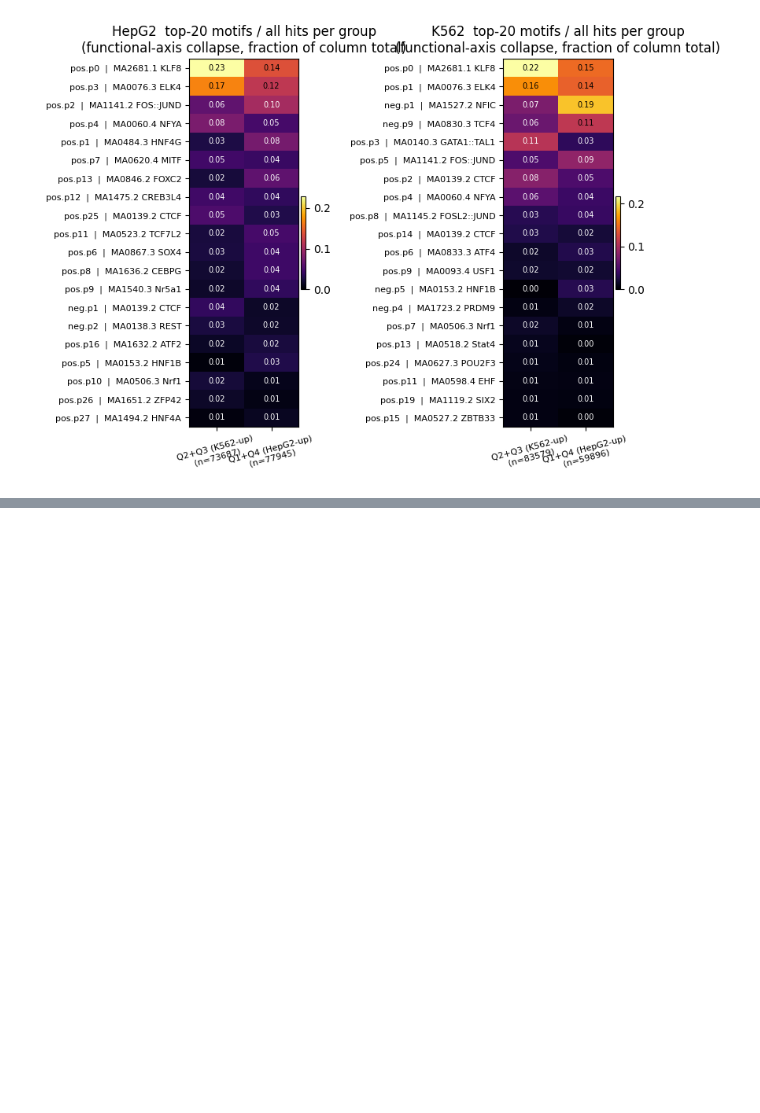
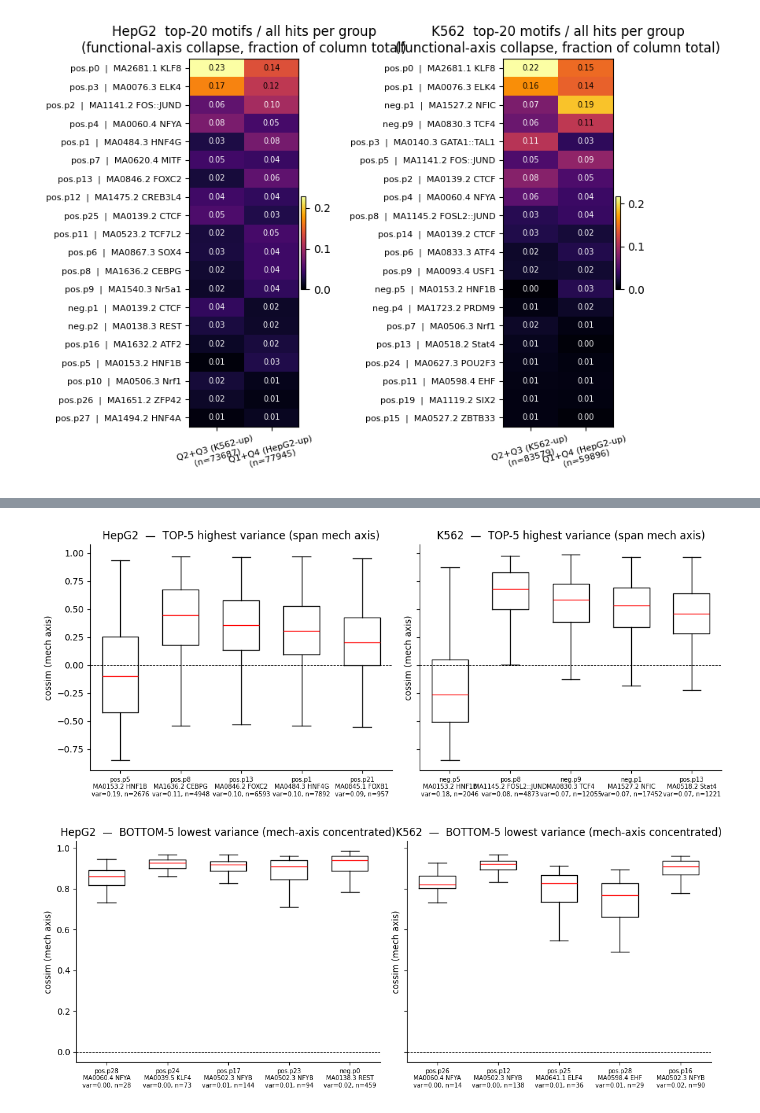
Before and after one commit to pabmantilla/Hippo_dependency_mpra, a Jupyter notebook: genomic_targets/scripts/2d_diff_call/scripts/notebooks/enrich_disco.ipynb, the cells around one changed output, grey strips where cells are left out. Cells and saved outputs as stored; diff of their text form; code cells hidden in the pictures; blank space fills up the shorter version.

```diff
--- a/genomic_targets/scripts/2d_diff_call/scripts/notebooks/enrich_disco.ipynb
+++ b/genomic_targets/scripts/2d_diff_call/scripts/notebooks/enrich_disco.ipynb
@@ -341,0 +528,41 @@ plt.tight_layout(); plt.show()
+# %%
+## per-motif spread along mech axis (cossim of hits' source seqs).
+## Top-5 var  = motifs whose hits span the mech axis. Bottom-5 var = mech-axis-concentrated.
+TOPN, BOTN = 5, 5
+MIN_HITS   = 10  # ignore tiny patterns where variance is unstable
+
+mech_stats = {}
+for ct in CTS:
+    h = pd.read_csv(HITS_TSV(ct), sep='\t', usecols=['peak_id', 'motif_name'])
+    h['peak_id'] = h['peak_id'].astype(int)
+    h = h[h['peak_id'] < n_seqs]
+    h['cossim'] = cossim[h['peak_id'].values]
+    h = h[np.isfinite(h['cossim'])]
+    g = h.groupby('motif_name')['cossim']
+    stat = pd.DataFrame({'var': g.var(), 'n': g.size()})
+    stat = stat[stat['n'] >= MIN_HITS].sort_values('var', ascending=False)
+    mech_stats[ct] = (stat, h)
+
+for label, picker in [('TOP-5 highest variance (span mech axis)',
+                       lambda s: s.head(TOPN).index.tolist()),
+                      ('BOTTOM-5 lowest variance (mech-axis concentrated)',
+                       lambda s: s.tail(BOTN).iloc[::-1].index.tolist())]:
+    fig, axes = plt.subplots(1, 2, figsize=(11, 4.5), sharey=True)
+    for ax, ct in zip(axes, CTS):
+        stat, h = mech_stats[ct]
+        motifs_sel = picker(stat)
+        data = [h.loc[h['motif_name'] == m, 'cossim'].values for m in motifs_sel]
+        labels = [f'{m.replace("_patterns.pattern_", ".p")}\n{full_ann.get(f"{ct}/{m}", "")}\n'
+                  f'var={stat.loc[m, "var"]:.2f}, n={int(stat.loc[m, "n"])}'
+                  for m in motifs_sel]
+        ax.boxplot(data, tick_labels=labels, showfliers=False, widths=0.6,
+                   medianprops=dict(color='red'))
+        ax.axhline(0, color='k', lw=0.7, ls='--')
+        ax.set_title(f'{ct}  —  {label}')
+        ax.set_ylabel('cossim (mech axis)')
+        ax.tick_params(axis='x', labelsize=7, rotation=0)
+        for sp in ('top', 'right'): ax.spines[sp].set_visible(False)
+    plt.tight_layout(); plt.show()
+# %% [output]
+[figure, added]
+[figure, added]
```
Also changed, not shown: parts of 6 cells of this notebook, 5 other files.
